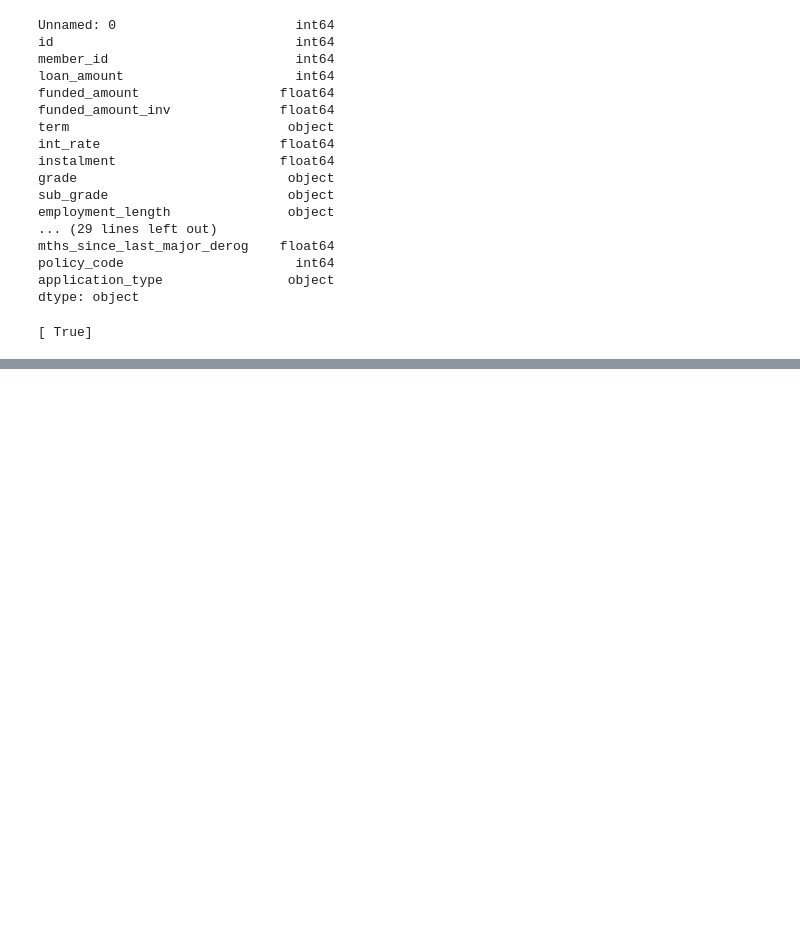
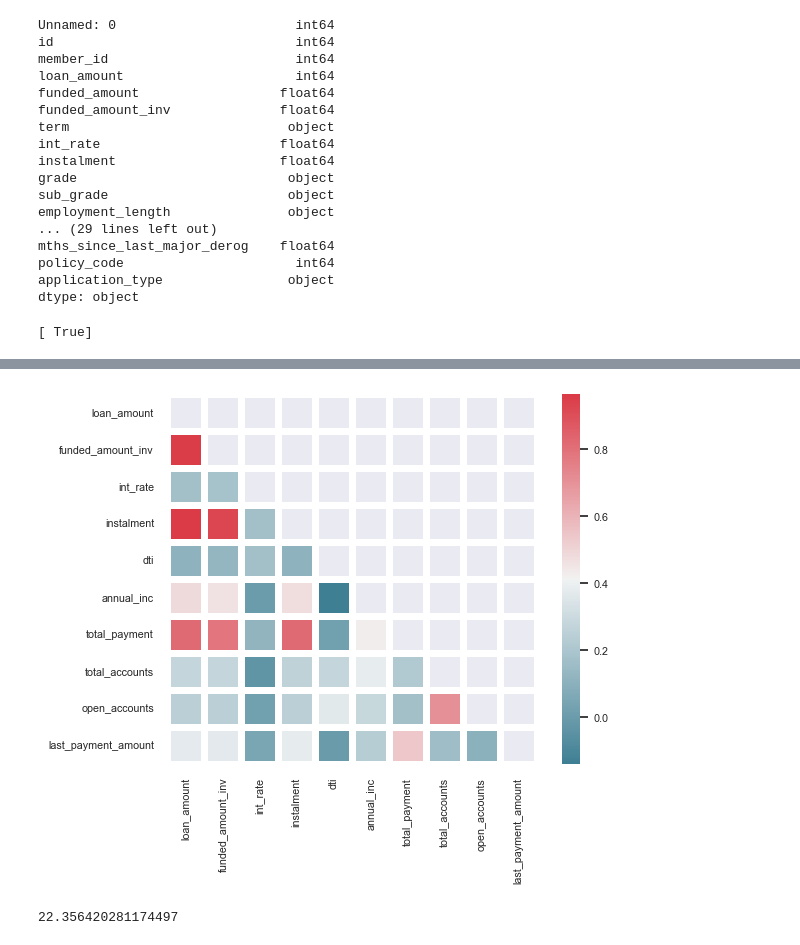
Before and after one commit to stealthchopper2k/exploratory-data-analysis---customer-loans-in-finance, a Jupyter notebook: main.ipynb, the cells around one changed output, grey strips where cells are left out. Cells and saved outputs as stored; diff of their text form; code cells hidden in the pictures; blank space fills up the shorter version.

Commit message:
Added correlation matrix and identified correlating columns to drop

```diff
--- a/main.ipynb
+++ b/main.ipynb
@@ -289,0 +278,22 @@ Completed Save
+# %%
+import statsmodels.formula.api as smf
+
+plt.correlated_vars(numerical_cols)
+# funded_amount / loan_amount
+
+# instalment / loan_amount
+
+# instalment / total_payment
+
+model0 = smf.ols("loan_amount ~ instalment + funded_amount_inv", plt.df).fit()
+
+
+def VIF(r2):
+    return 1/(1-r2)
+
+
+print(VIF(model0.rsquared))
+Transformer.drop_cols(['instalment', 'funded_amount_inv'])
+# %% [output]
+[figure, added]
+22.356420281174497
```
Also changed, not shown: parts of 8 cells of this notebook, 1 other file.
